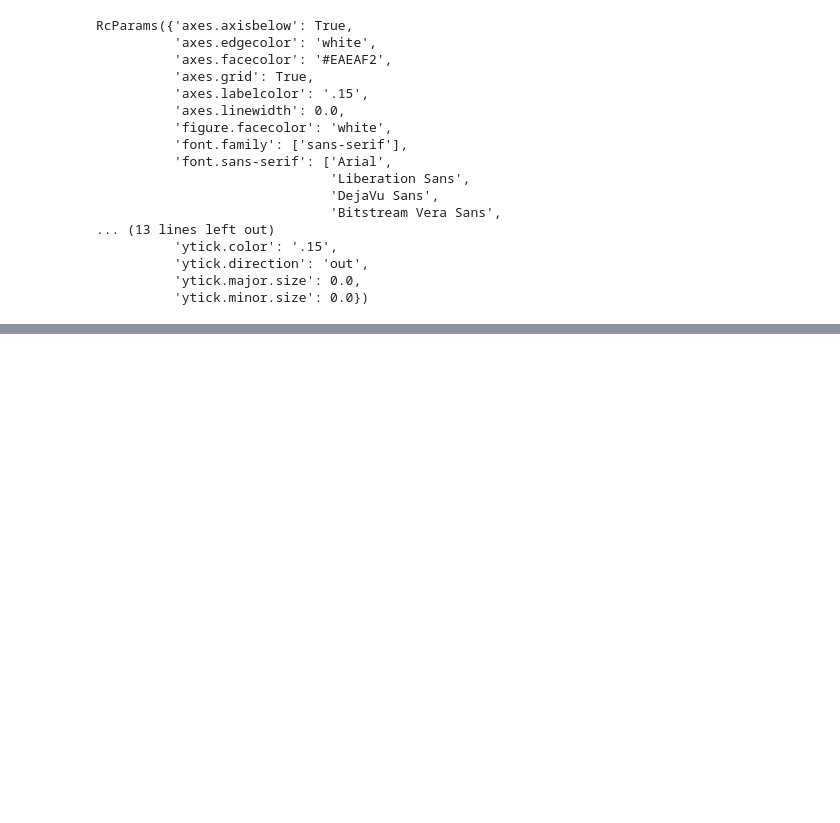
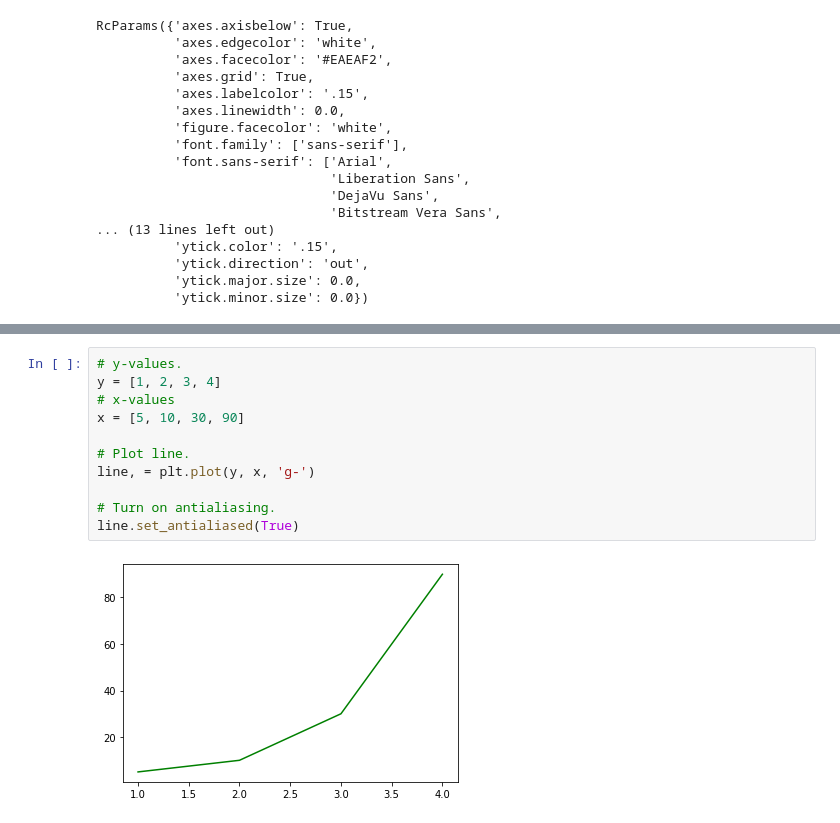
Before and after one commit to Izardo/Fundamentals_of_Data_Analysis, a Jupyter notebook: pyplot.ipynb, the cells around one changed output, grey strips where cells are left out. Cells and saved outputs as stored; diff of their text form; blank space fills up the shorter version.

```diff
--- a/pyplot.ipynb
+++ b/pyplot.ipynb
@@ -182,0 +280,13 @@ Wrap up style default section by setting default style. BOOM!
+# %%
+# y-values.
+y = [1, 2, 3, 4]
+# x-values
+x = [5, 10, 30, 90]
+
+# Plot line.
+line, = plt.plot(y, x, 'g-')
+
+# Turn on antialiasing.
+line.set_antialiased(True)
+# %% [output]
+[figure, added]
```
Also changed, not shown: parts of 10 cells of this notebook, 5 other files.
